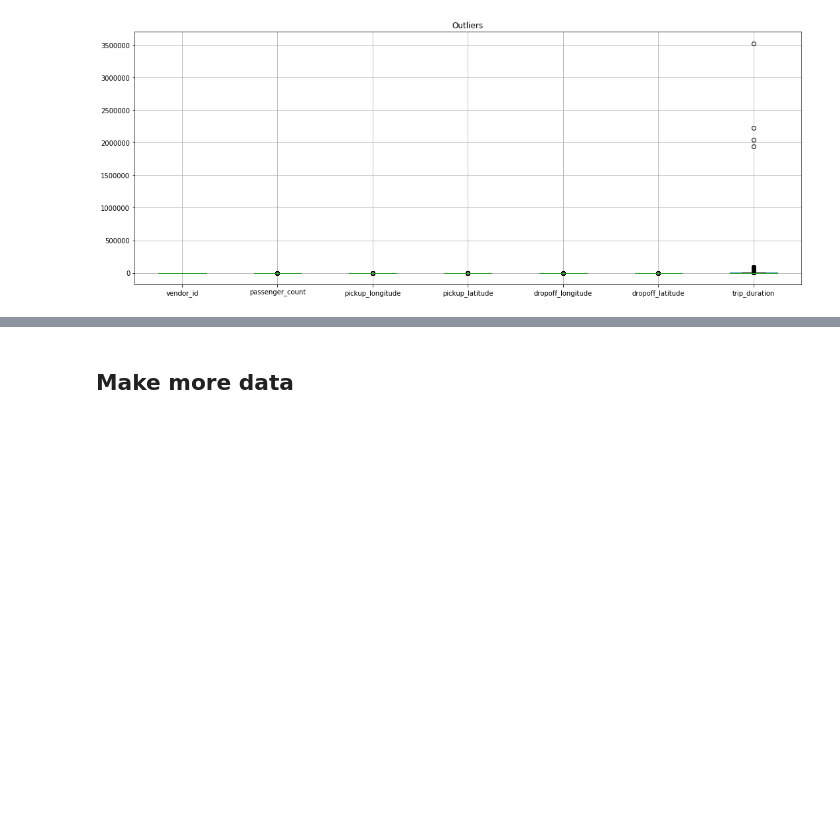
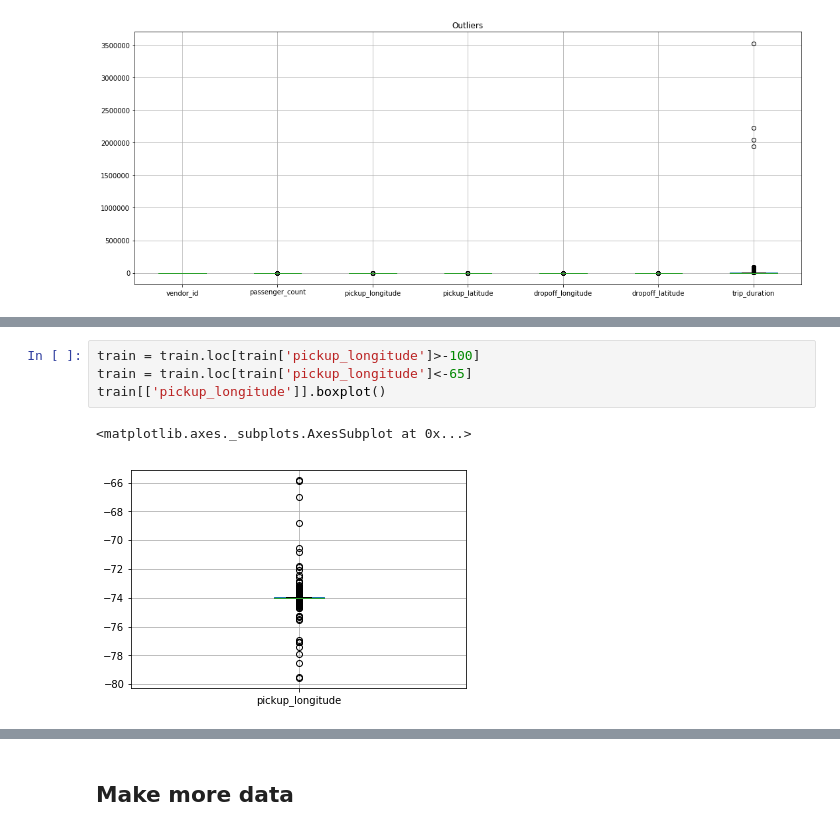
Before and after one commit to darcelvictor/New_York_taxi, a Jupyter notebook: NY Taxi.ipynb, the cells around one changed output, grey strips where cells are left out. Cells and saved outputs as stored; diff of their text form; blank space fills up the shorter version.

```diff
--- a/NY Taxi.ipynb
+++ b/NY Taxi.ipynb
@@ -123,0 +129,7 @@ NameError: name 'coord_flip' is not defined
+# %%
+train = train.loc[train['pickup_longitude']>-100]
+train = train.loc[train['pickup_longitude']<-65]
+train[['pickup_longitude']].boxplot()
+# %% [output]
+<matplotlib.axes._subplots.AxesSubplot at 0x...>
+[figure, added]
```
Also changed, not shown: parts of 9 cells of this notebook.
